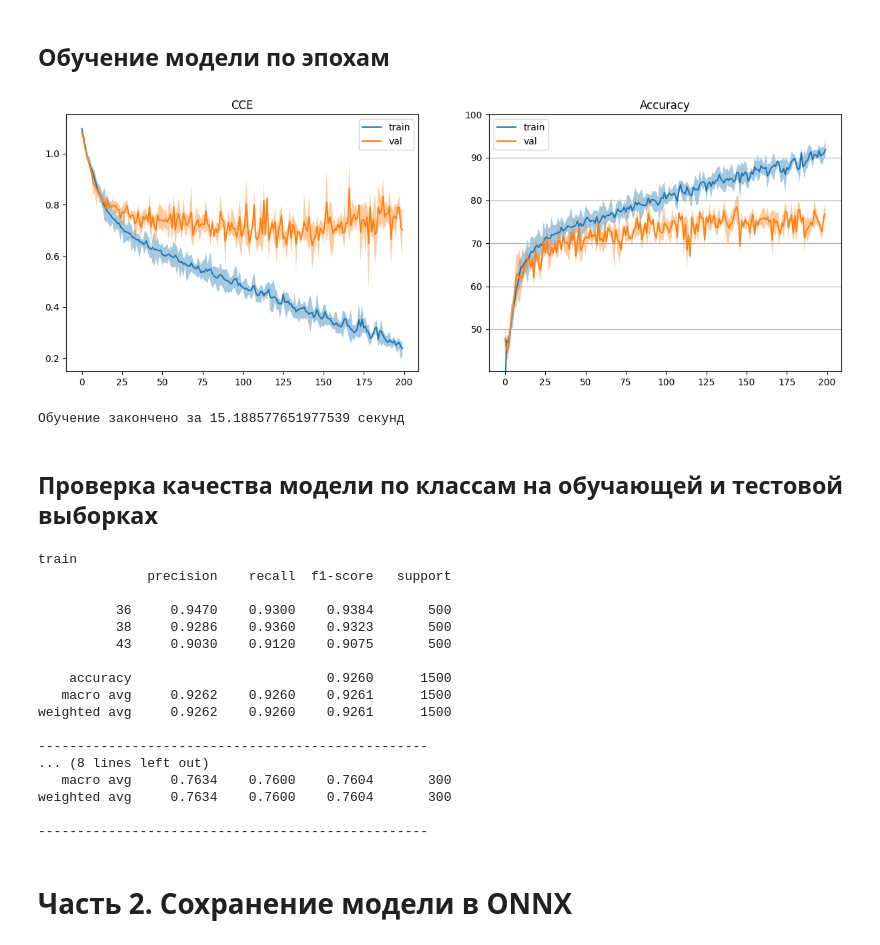
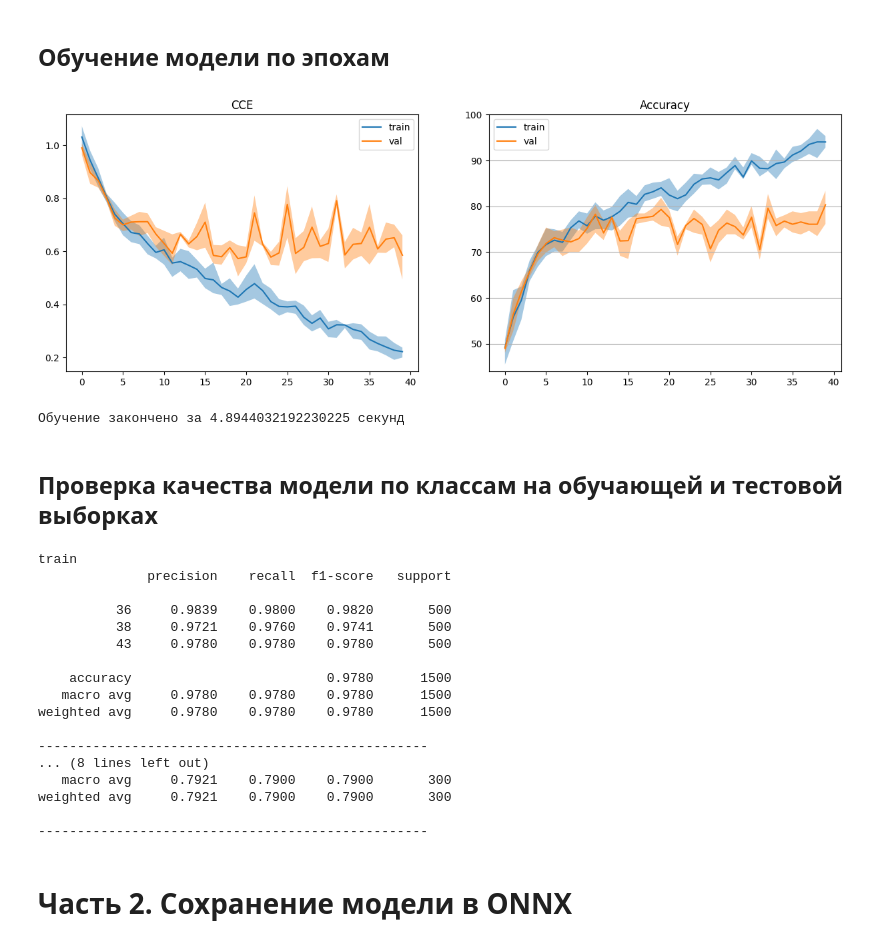
Before and after one commit to daradanci/DeepLearning, a Jupyter notebook: notebooks/Lab2.ipynb, the cells around one changed output. Drawn from its saved outputs; the diff is of its cells as text; code cells hidden in the pictures.

```diff
--- a/notebooks/Lab2.ipynb
+++ b/notebooks/Lab2.ipynb
@@ -202,18 +202,23 @@ class Cifar100_CNN(nn.Module):
         self.seq = nn.Sequential(
             Normalize([0.5074,0.4867,0.4411],[0.2011,0.1987,0.2025]),
             # Первый сверточный слой (ядро 5x5, шаг 2)
-            nn.Conv2d(3, HIDDEN_SIZE, 5, stride=2, padding=2),
+            nn.Conv2d(3, HIDDEN_SIZE, 5, stride=1, padding=2),
             nn.ReLU(),
-            # Первый слой пуллинга - усредняющий
-            nn.AvgPool2d(2),
+
+            # Первый слой пуллинга
+            # nn.AvgPool2d(2),
+            nn.MaxPool2d(2),
+
             # Второй сверточный слой (ядро 3x3, шаг 1)
             nn.Conv2d(HIDDEN_SIZE, HIDDEN_SIZE*2, 3, stride=1, padding=1),
             nn.ReLU(),
-            # Второй слой пуллинга - усредняющий
-            nn.AvgPool2d(4),#nn.MaxPool2d(4),
+
+            # Второй слой пуллинга
+            # nn.AvgPool2d(4),
+            nn.MaxPool2d(4),
 
             nn.Flatten(),
-            nn.Linear(HIDDEN_SIZE*8, classes),
+            nn.Linear(hidden_size * 2 * 4 * 4, classes),
         )
 
     def forward(self, input):
@@ -265,7 +271,7 @@ optimizer = optim.SGD(model.parameters(), lr=5e-3, momentum=0.9)
 # %% [markdown]
 ## Обучение модели по эпохам
 # %%
-EPOCHS = 200
+EPOCHS = 50
 REDRAW_EVERY = 20
 steps_per_epoch = len(dataloader['train'])
 steps_per_epoch_val = len(dataloader['test'])
@@ -321,35 +327,35 @@ for epoch in range(EPOCHS):  # проход по набору данных не
             tmp.append((loss.item(), accuracy.item()))
     #print(f'[{epoch + 1}, {i + 1:5d}] val loss: {running_loss / steps_per_epoch_val:.3f}')
     losses_val.append((np.mean(tmp, axis=0),
                        np.percentile(tmp, 25, axis=0),
                        np.percentile(tmp, 75, axis=0)))
     if (epoch+1) % REDRAW_EVERY != 0:
         continue
     clear_output(wait=False)
     passed += pbar.format_dict['elapsed']
     pbar = tqdm(total=EPOCHS*steps_per_epoch, miniters=5)
     pbar.update((epoch+1)*steps_per_epoch)
     x_vals = np.arange(epoch+1)
     _, ax = plt.subplots(1, 2, figsize=(15, 5))
     stats = np.array(losses)
     stats_val = np.array(losses_val)
     ax[1].set_ylim(stats_val[:, 0, 1].min()-5, 100)
     ax[1].grid(axis='y')
     for i, title in enumerate(['CCE', 'Accuracy']):
         ax[i].plot(x_vals, stats[:, 0, i], label='train')
         ax[i].fill_between(x_vals, stats[:, 1, i],
                            stats[:, 2, i], alpha=0.4)
         ax[i].plot(x_vals, stats_val[:, 0, i], label='val')
         ax[i].fill_between(x_vals,
                            stats_val[:, 1, i],
                            stats_val[:, 2, i], alpha=0.4)
         ax[i].legend()
         ax[i].set_title(title)
     plt.show()
 print('Обучение закончено за %s секунд' % passed)
 # %% [output]
-[figure, old version]
+[figure, new version]
-Обучение закончено за 15.188577651977539 секунд
+Обучение закончено за 4.8944032192230225 секунд
 # %% [markdown]
 ## Проверка качества модели по классам на обучающей и тестовой выборках
 # %%
@@ -375,18 +381,18 @@ for part in ['train', 'test']:
 train
               precision    recall  f1-score   support
 
-          36     0.9470    0.9300    0.9384       500
-          38     0.9286    0.9360    0.9323       500
-          43     0.9030    0.9120    0.9075       500
+          36     0.9839    0.9800    0.9820       500
+          38     0.9721    0.9760    0.9741       500
+          43     0.9780    0.9780    0.9780       500
 
-    accuracy                         0.9260      1500
-   macro avg     0.9262    0.9260    0.9261      1500
-weighted avg     0.9262    0.9260    0.9261      1500
+    accuracy                         0.9780      1500
+   macro avg     0.9780    0.9780    0.9780      1500
+weighted avg     0.9780    0.9780    0.9780      1500
 
 --------------------------------------------------
 ... (8 lines left out)
-   macro avg     0.7634    0.7600    0.7604       300
-weighted avg     0.7634    0.7600    0.7604       300
+   macro avg     0.7921    0.7900    0.7900       300
+weighted avg     0.7921    0.7900    0.7900       300
 
 --------------------------------------------------
 # %% [markdown]
```
Also changed, not shown: parts of 1 cell of this notebook.
